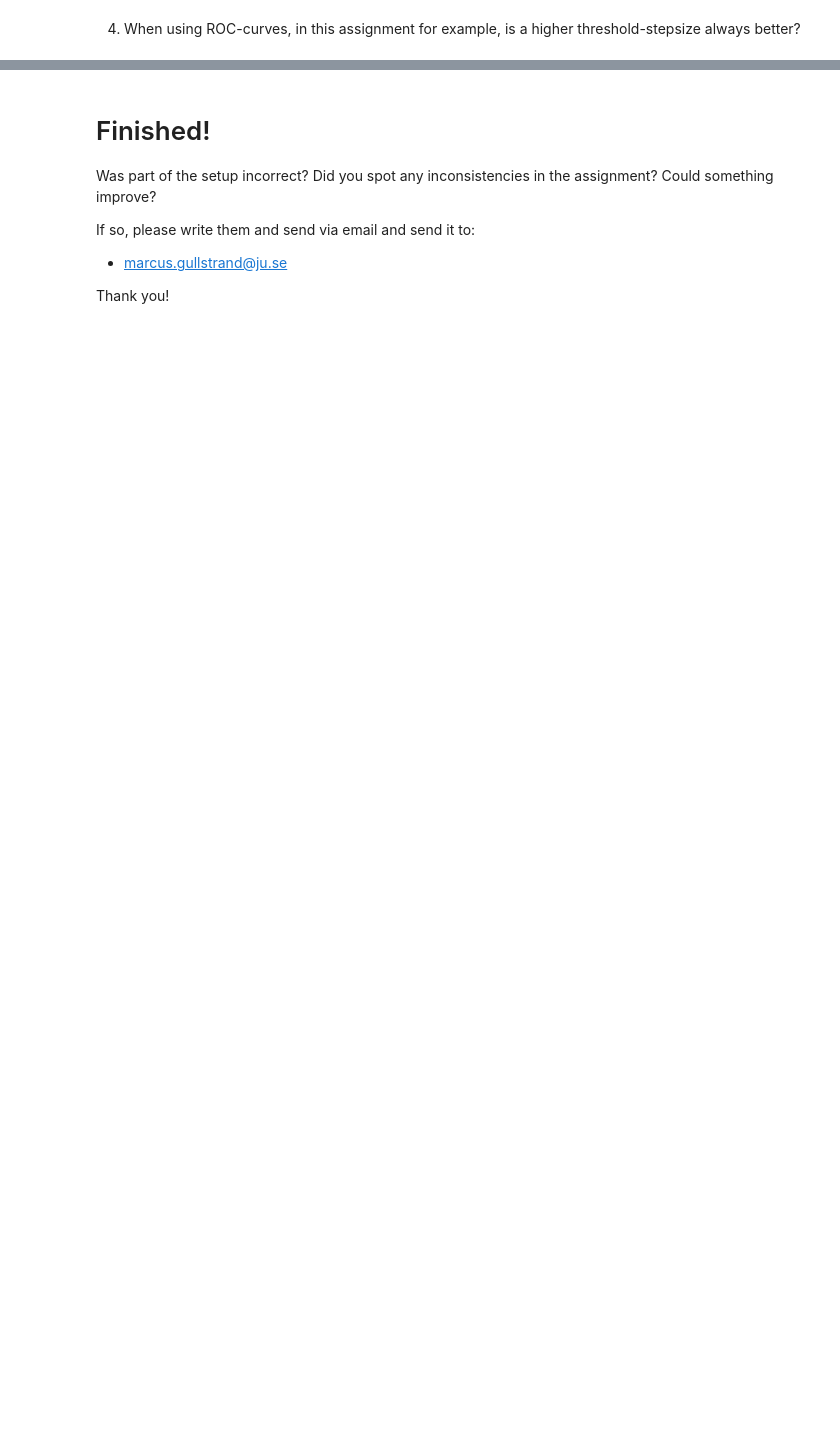
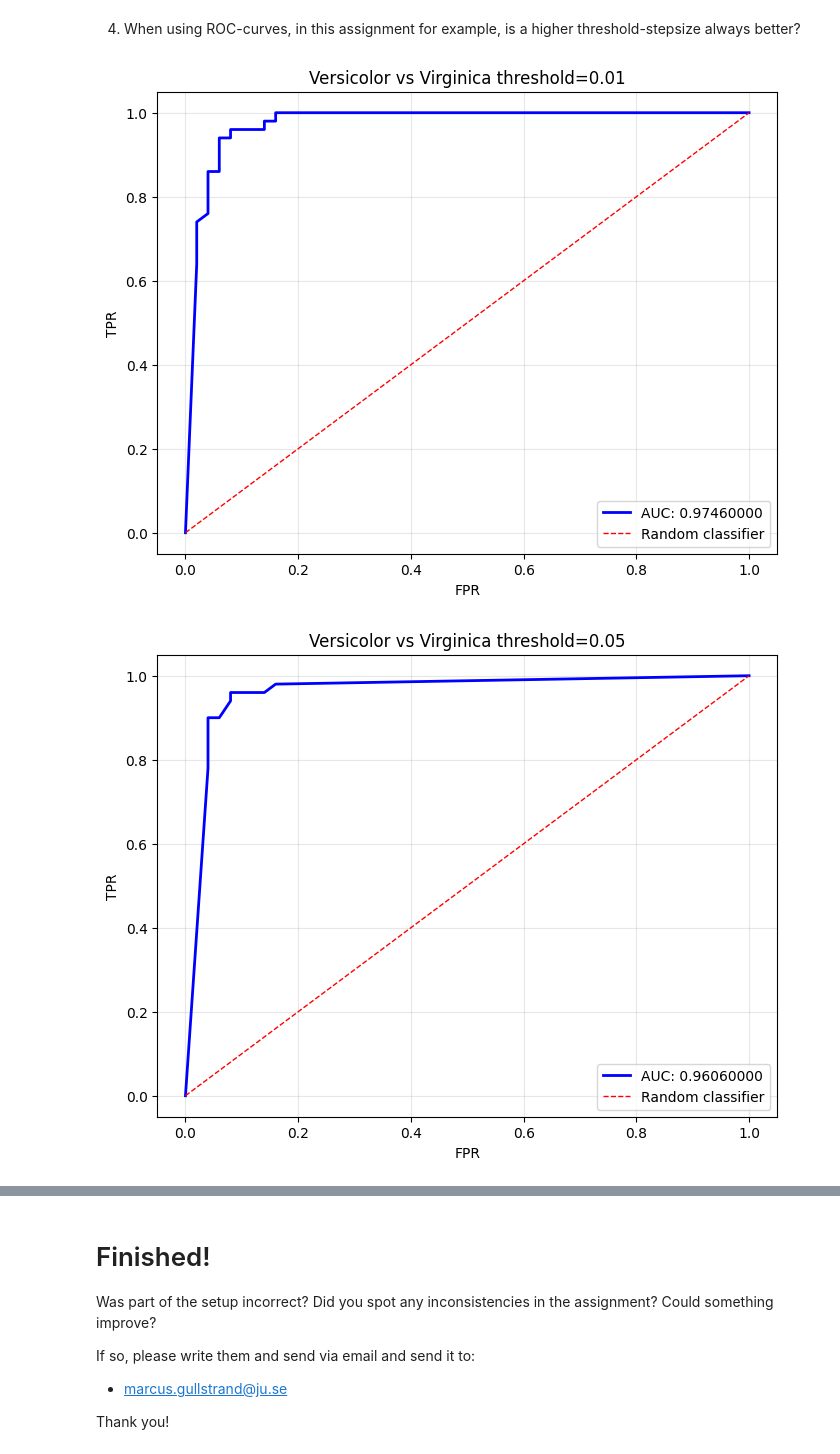
Before and after one commit to andrej-kutny/ml-naive-bayes, a Jupyter notebook: ML-Assignment 1 - Vladimir Giustacchini, Andrej Kutny.ipynb, the cells around one changed output, grey strips where cells are left out. Drawn from its saved outputs; the diff is of its cells as text; code cells hidden in the pictures; blank space fills up the shorter version.

```diff
--- a/ML-Assignment 1 - Vladimir Giustacchini, Andrej Kutny.ipynb
+++ b/ML-Assignment 1 - Vladimir Giustacchini, Andrej Kutny.ipynb
@@ -480,0 +580,11 @@ plot_ROC([0.0, 0.0, 1.0], [0.0, 1.0, 1.0], title="Theoretical WORST ROC Curve")
+# %%
+# No, using higher threshold stepsize will result in less points in the ROC curve, and thus a worse AUC.
+
+cross_validation(iris_versicolor, iris_virginica, title="Versicolor vs Virginica threshold=0.01", threshold_stepsize=0.01)
+cross_validation(iris_versicolor, iris_virginica, title="Versicolor vs Virginica threshold=0.05", threshold_stepsize=0.05)
+cross_validation(iris_versicolor, iris_virginica, title="Versicolor vs Virginica threshold=0.10", threshold_stepsize=0.10)
+cross_validation(iris_versicolor, iris_virginica, title="Versicolor vs Virginica threshold=0.25", threshold_stepsize=0.25)
+cross_validation(iris_versicolor, iris_virginica, title="Versicolor vs Virginica threshold=0.50", threshold_stepsize=0.50)
+# %% [output]
+[figure, added]
+[figure, added]
```
Also changed, not shown: parts of 25 cells of this notebook.
